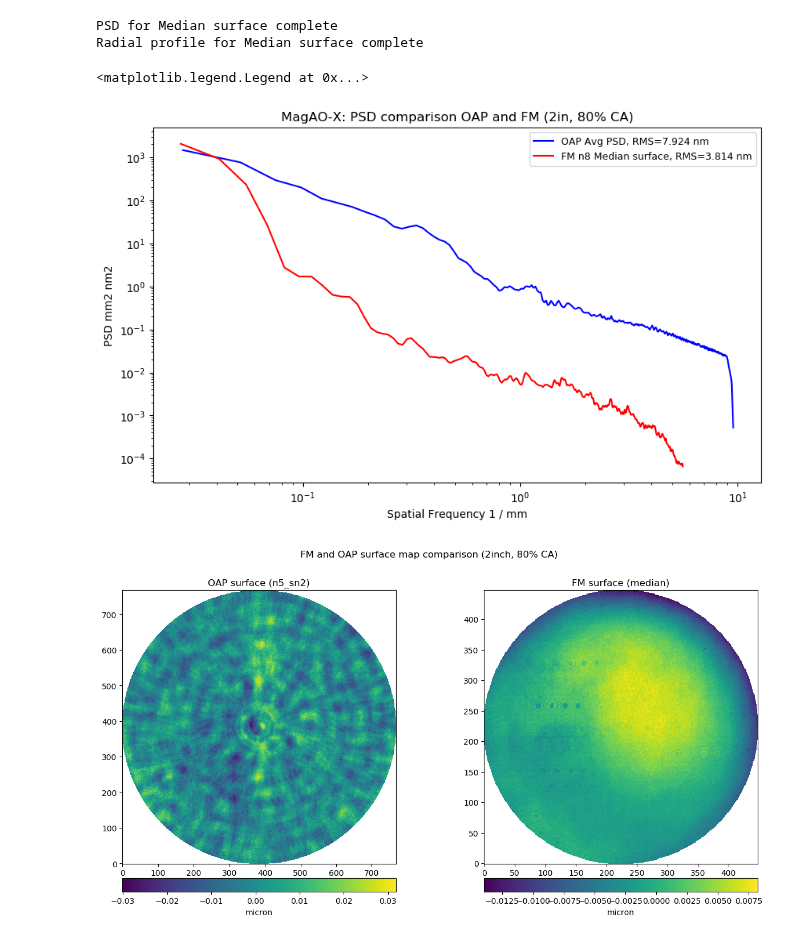
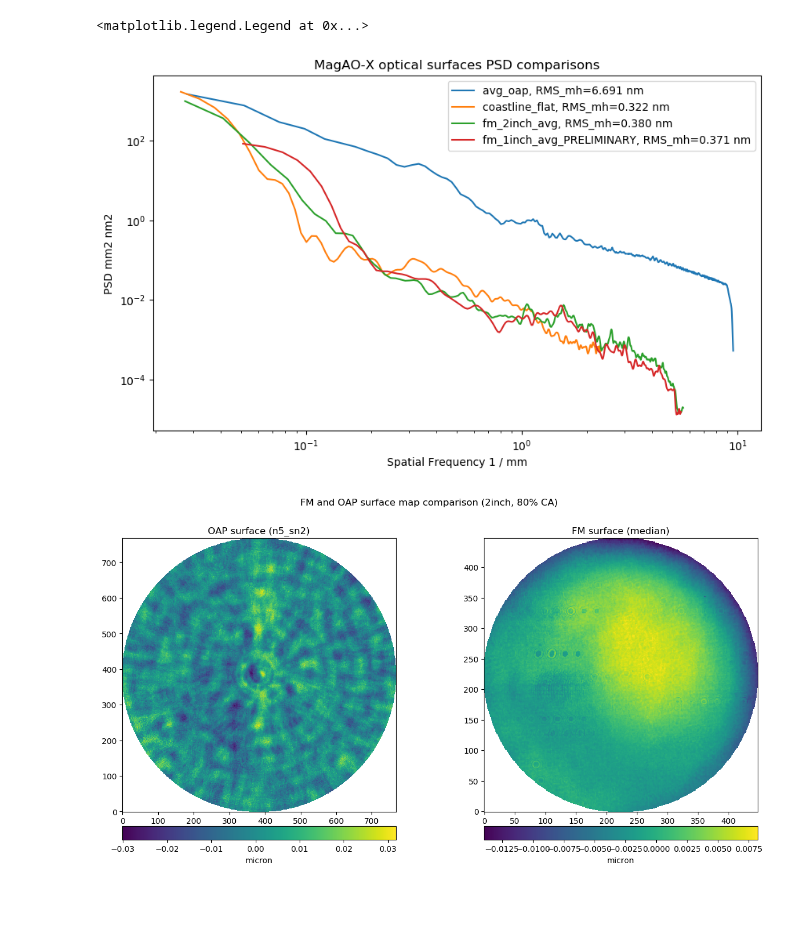
Before and after one commit to magao-x/magaox_poppy, a Jupyter notebook: PSD/PSDgen_oaps_fm_compare.ipynb, the cells around one changed output. Cells and saved outputs as stored; diff of their text form; code cells hidden in the pictures; blank space fills up the shorter version.

```diff
--- a/PSD/PSDgen_oaps_fm_compare.ipynb
+++ b/PSD/PSDgen_oaps_fm_compare.ipynb
@@ -106,0 +37,13 @@ Wall time: 6min 32s
+# %%
+opt_parms = {'ca' : 80, # of the 80% CA given
+             'ovs': 4096,
+             'surf_units': u.micron,
+             'ring_width': 5,
+             'diam_ca100': 50*u.mm,
+             'kmid_ll': 0.1/u.mm,
+             'khigh_ll': 1/u.mm} # useful for PSD
+
+oap = psd.surfPSD(surf_name='avg_oap')
+oap.open_psd(psd_fileloc='zygo_data/oaps/oap_coated/oap_avgPSD_centered_80CA.fits', psd_type='cal')
+oap.calc_rms_set(kmid_ll=opt_parms['kmid_ll'], khigh_ll=opt_parms['khigh_ll'], pwr_opt=oap.psd_cal)
+oap.calc_psd_radial(ring_width=opt_parms['ring_width'])
@@ -119,37 +81,17 @@ plt.legend(prop={'size':9},loc='center left', bbox_to_anchor=(1, 0.5))
-# %%
-# generate the median PSD for the flat mirror
-# create the object
-fits_folder = 'zygo_data/flat_mirrors/fixed_fits/'
-n_step = 'Median surface'
-fm_num = 8
-fm_med_80 = psd.surfPSD(surf_name = n_step, oversamp = opt_parms['ovs'])
-
-# load the file
-file_loc=fits_folder+'flat_2in_ca{0}_n{1}_median'.format(opt_parms['ca'], fm_num)
-fm_med_80.open_surf(fileloc=file_loc+'_surf.fits', surf_units = u.micron)
-fm_med_80.open_mask(fileloc=file_loc+'_mask.fits')
-# fm_med_80 the PSD
-fm_med_80.calc_psd(oversamp = opt_parms['ovs'])
-print('PSD for {0} complete'.format(n_step))
-
-# calculate the radial profile
-fm_med_80.calc_psd_radial(ring_width=5)
-print('Radial profile for {0} complete\n'.format(n_step))
-# %% [output]
-PSD for Median surface complete
-Radial profile for Median surface complete
-# %%
-plt.figure(figsize=[10,6],dpi=100)
-plt.loglog(oap[0].k_radial.value, avg_psd_cal.value, 'b', label='OAP Avg PSD, RMS={0:.3f}'.format(avg_rms))
-plt.loglog(fm_med_80.k_radial.value, fm_med_80.psd_radial_cal.value, 'r', label='FM n8 {0}, RMS={1:.3f}'.format(fm_med_80.surf_name, np.sqrt(fm_med_80.var)))
-plt.xlabel('Spatial Frequency {0}'.format(oap[0].k_radial.unit))
-plt.ylabel('PSD {0}'.format(oap[0].psd_radial_cal.unit))
-plt.title('MagAO-X: PSD comparison OAP and FM (2in, 80% CA)')
-#plt.legend(prop={'size':9},loc='center left', bbox_to_anchor=(1, 0.5))
-plt.legend(prop={'size':9})
-# %% [output]
-<matplotlib.legend.Legend at 0x...>
-[figure, removed]
+# %%
+# print plot
+plt.figure(figsize=[10,6],dpi=100)
+plt.loglog(oap.k_radial.value, oap.psd_radial_cal.value, label='{0}, RMS_mh={1:.3f}'.format(oap.surf_name, oap.rms_mh))
+plt.loglog(clf.k_radial.value, clf.psd_radial_cal.value, label='{0}, RMS_mh={1:.3f}'.format(clf.surf_name, clf.rms_mh))
+plt.loglog(fm2in.k_radial.value, fm2in.psd_radial_cal.value, label='{0}, RMS_mh={1:.3f}'.format(fm2in.surf_name, fm2in.rms_mh))
+plt.loglog(fm1in.k_radial.value, fm1in.psd_radial_cal.value, label='{0}, RMS_mh={1:.3f}'.format(fm1in.surf_name, fm1in.rms_mh))
+plt.xlabel('Spatial Frequency {0}'.format(clf.k_radial.unit))
+plt.ylabel('PSD {0}'.format(clf.psd_radial_cal.unit))
+plt.title('MagAO-X optical surfaces PSD comparisons')
+plt.legend()
+# %% [output]
+<matplotlib.legend.Legend at 0x...>
+[figure, added]
 # %%
 # surface comparison
 oap_surf = fits.open('zygo_data/oaps/oap_coated/oap5_sn2_centered_80CA_surf.fits')[0].data*u.micron
```
Also changed, not shown: parts of 5 cells of this notebook.
